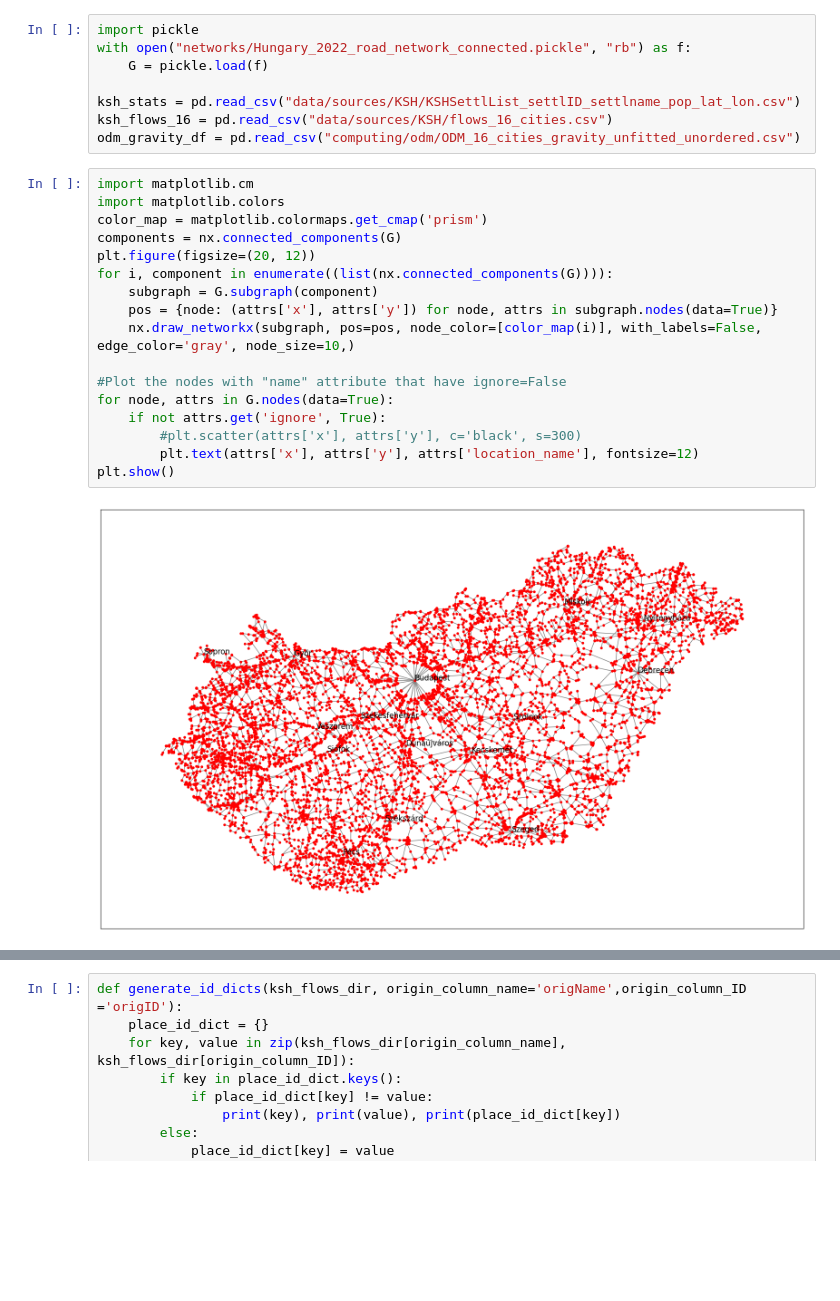
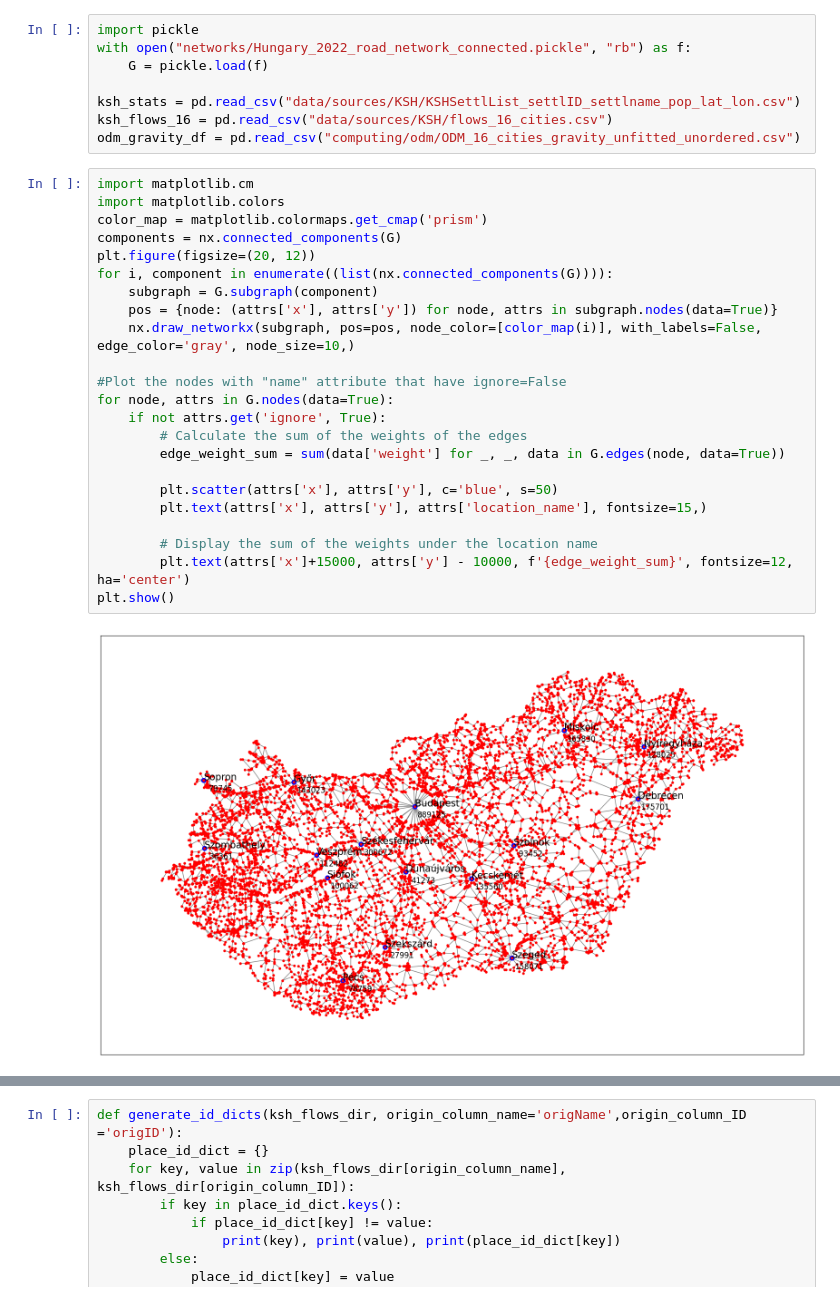
Before and after one commit to me9hanics/origin-destination-matrix-from-traffic, a Jupyter notebook: models.ipynb, the cells around one changed output, grey strips where cells are left out. Saved outputs shown, nothing was run; the diff lists cells and outputs as text; blank space fills up the shorter version.

Commit message:
Add bell model results, better visualizations

```diff
--- a/models.ipynb
+++ b/models.ipynb
@@ -29,19 +29,25 @@ odm_gravity_df = pd.read_csv("computing/odm/ODM_16_cities_gravity_unfitted_unord
 # %%
 import matplotlib.cm
 import matplotlib.colors
 color_map = matplotlib.colormaps.get_cmap('prism')
 components = nx.connected_components(G)
 plt.figure(figsize=(20, 12))
 for i, component in enumerate((list(nx.connected_components(G)))):
     subgraph = G.subgraph(component)
     pos = {node: (attrs['x'], attrs['y']) for node, attrs in subgraph.nodes(data=True)}
     nx.draw_networkx(subgraph, pos=pos, node_color=[color_map(i)], with_labels=False, edge_color='gray', node_size=10,)
 
 #Plot the nodes with "name" attribute that have ignore=False
 for node, attrs in G.nodes(data=True):
     if not attrs.get('ignore', True):
-        #plt.scatter(attrs['x'], attrs['y'], c='black', s=300)
-        plt.text(attrs['x'], attrs['y'], attrs['location_name'], fontsize=12)
+        # Calculate the sum of the weights of the edges
+        edge_weight_sum = sum(data['weight'] for _, _, data in G.edges(node, data=True))
+
+        plt.scatter(attrs['x'], attrs['y'], c='blue', s=50)
+        plt.text(attrs['x'], attrs['y'], attrs['location_name'], fontsize=15,)
+
+        # Display the sum of the weights under the location name
+        plt.text(attrs['x']+15000, attrs['y'] - 10000, f'{edge_weight_sum}', fontsize=12, ha='center')
 plt.show()
 # %% [output]
-[figure, old version]
+[figure, new version]
```
Also changed, not shown: parts of 9 cells of this notebook.
